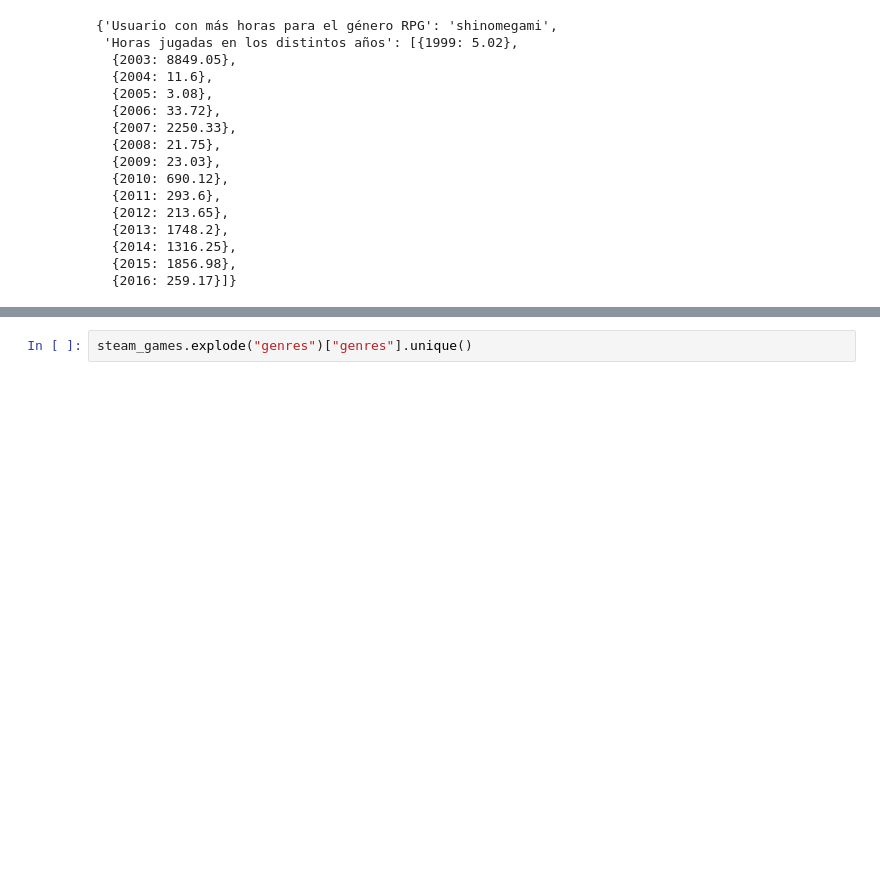
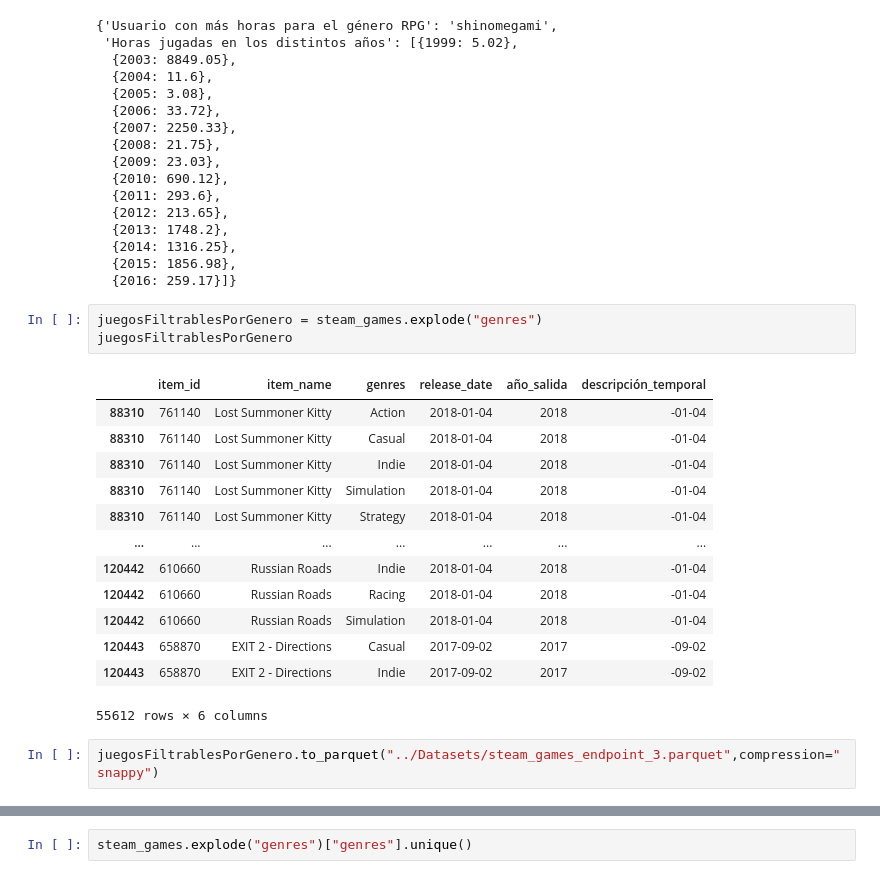
Before and after one commit to Tagliaferro22/steam-games, a Jupyter notebook: endpoints/endpoint_3.ipynb, the cells around one changed output, grey strips where cells are left out. Saved outputs shown, nothing was run; the diff lists cells and outputs as text; blank space fills up the shorter version.

Commit message:
Le agregué al archivo del endpoint_3 la creación de los parquet necesarios para desplegar el endpoint en el main

```diff
--- a/endpoints/endpoint_3.ipynb
+++ b/endpoints/endpoint_3.ipynb
@@ -611,3 +556,22 @@ user_for_genre('RPG') # La salida es la esperada
   {2014: 1316.25},
   {2015: 1856.98},
   {2016: 259.17}]}
+# %%
+juegosFiltrablesPorGenero = steam_games.explode("genres")
+juegosFiltrablesPorGenero
+# %% [output]
+|  | item_id | item_name | genres | release_date | año_salida | descripción_temporal |
+| 88310 | 761140 | Lost Summoner Kitty | Action | 2018-01-04 | 2018 | -01-04 |
+| 88310 | 761140 | Lost Summoner Kitty | Casual | 2018-01-04 | 2018 | -01-04 |
+| 88310 | 761140 | Lost Summoner Kitty | Indie | 2018-01-04 | 2018 | -01-04 |
+| 88310 | 761140 | Lost Summoner Kitty | Simulation | 2018-01-04 | 2018 | -01-04 |
+| 88310 | 761140 | Lost Summoner Kitty | Strategy | 2018-01-04 | 2018 | -01-04 |
+| ... | ... | ... | ... | ... | ... | ... |
+| 120442 | 610660 | Russian Roads | Indie | 2018-01-04 | 2018 | -01-04 |
+| 120442 | 610660 | Russian Roads | Racing | 2018-01-04 | 2018 | -01-04 |
+| 120442 | 610660 | Russian Roads | Simulation | 2018-01-04 | 2018 | -01-04 |
+| 120443 | 658870 | EXIT 2 - Directions | Casual | 2017-09-02 | 2017 | -09-02 |
+| 120443 | 658870 | EXIT 2 - Directions | Indie | 2017-09-02 | 2017 | -09-02 |
+55612 rows × 6 columns
+# %%
+juegosFiltrablesPorGenero.to_parquet("../Datasets/steam_games_endpoint_3.parquet",compression="snappy")
```
Also changed, not shown: parts of 8 cells of this notebook, 2 other files.
